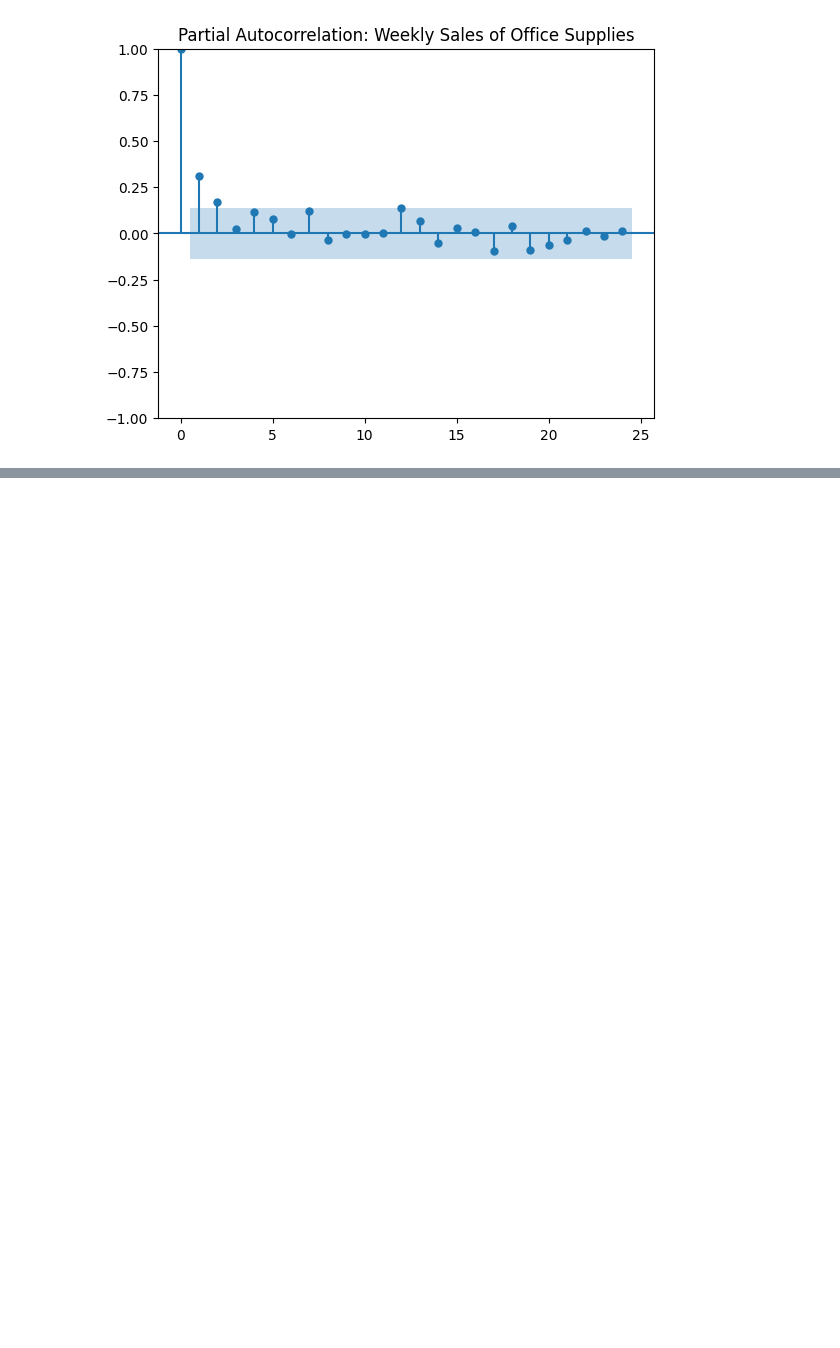
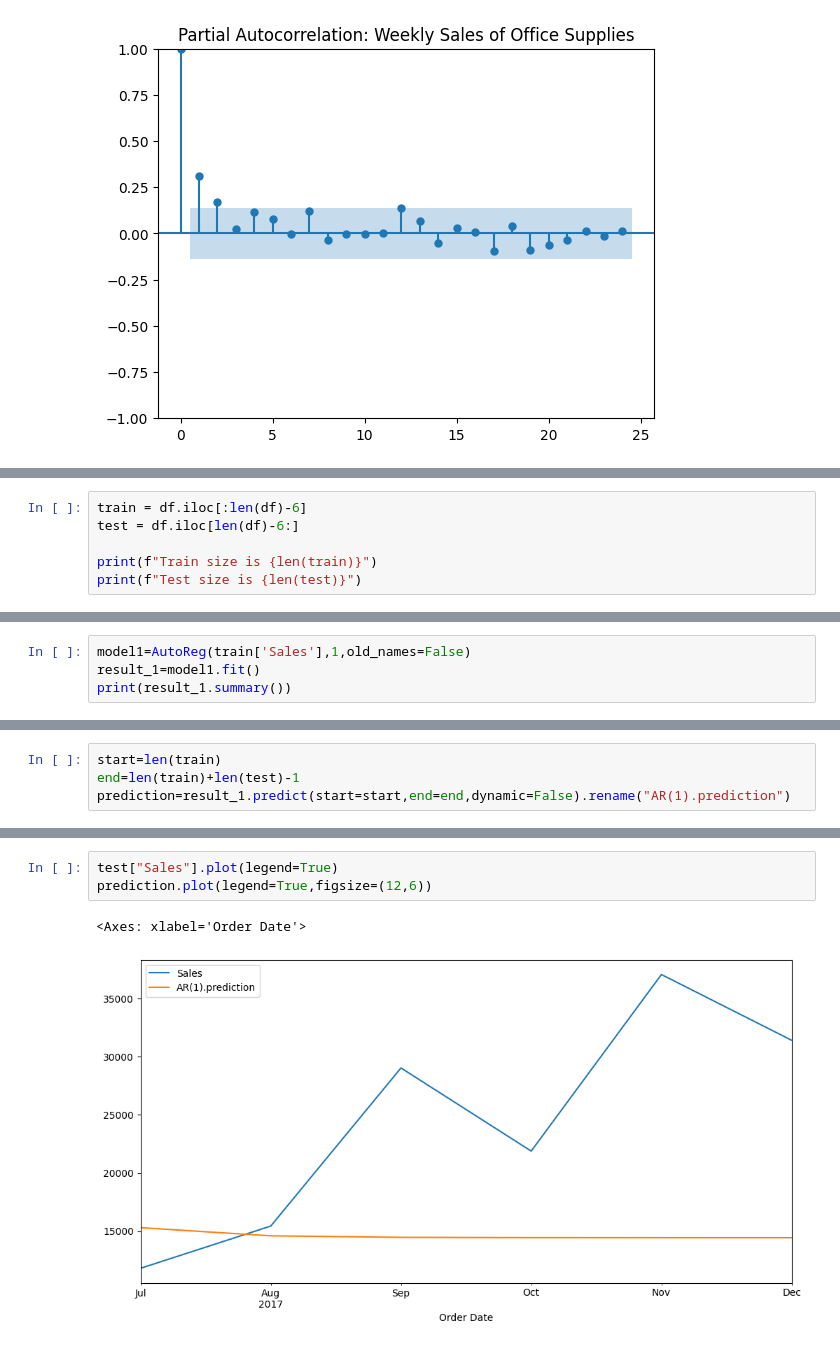
Before and after one commit to Suryasadasivam/Time_series_practice, a Jupyter notebook: Time_series_forecasting_traditional_method.ipynb, the cells around one changed output, grey strips where cells are left out. Drawn from its saved outputs; the diff is of its cells as text; blank space fills up the shorter version.

```diff
--- a/Time_series_forecasting_traditional_method.ipynb
+++ b/Time_series_forecasting_traditional_method.ipynb
@@ -456,0 +515,6 @@ plot_pacf(df['Sales'], title=title)
+# %%
+train = df.iloc[:len(df)-6]
+test = df.iloc[len(df)-6:]
+
+print(f"Train size is {len(train)}")
+print(f"Test size is {len(test)}")
@@ -456,0 +563,4 @@ plot_pacf(df['Sales'], title=title)
+# %%
+model1=AutoReg(train['Sales'],1,old_names=False)
+result_1=model1.fit()
+print(result_1.summary())
@@ -456,0 +657,4 @@ plot_pacf(df['Sales'], title=title)
+# %%
+start=len(train)
+end=len(train)+len(test)-1
+prediction=result_1.predict(start=start,end=end,dynamic=False).rename("AR(1).prediction")
@@ -456,0 +684,6 @@ plot_pacf(df['Sales'], title=title)
+# %%
+test["Sales"].plot(legend=True)
+prediction.plot(legend=True,figsize=(12,6))
+# %% [output]
+<Axes: xlabel='Order Date'>
+[figure, added]
```
Also changed, not shown: parts of 18 cells of this notebook.
